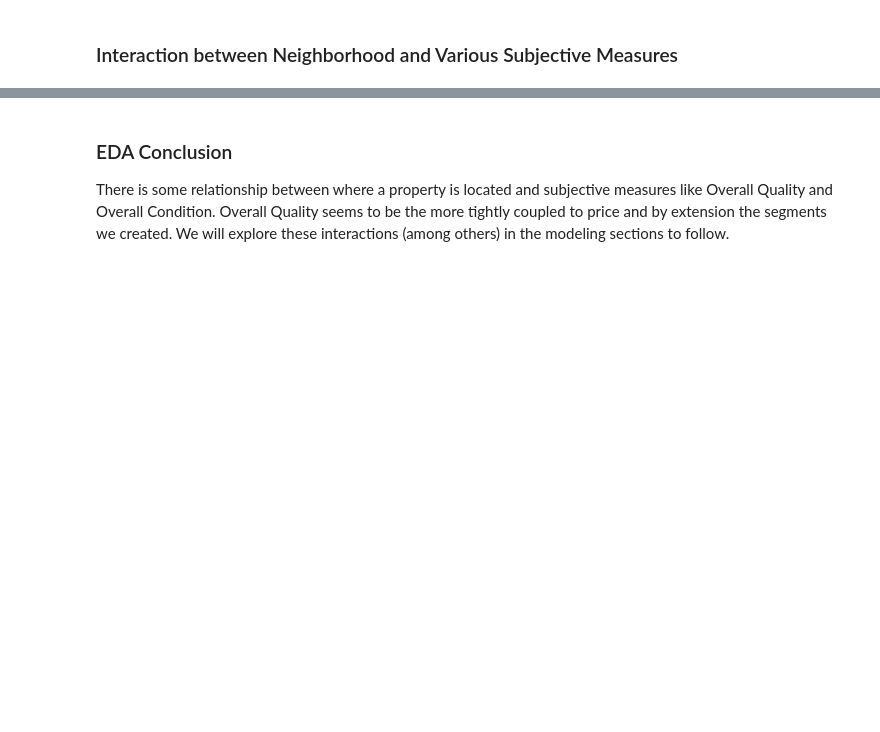
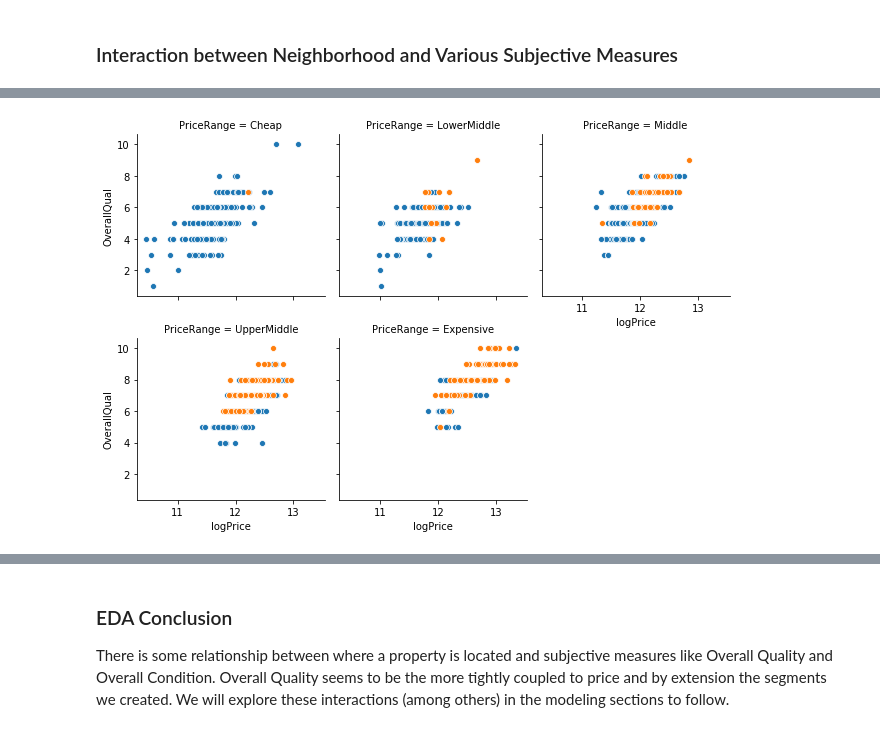
Before and after one commit to snuzbrokh/Ames-Housing, a Jupyter notebook: Sam/workbook.ipynb, the cells around one changed output, grey strips where cells are left out. Drawn from its saved outputs; the diff is of its cells as text; code cells hidden in the pictures; blank space fills up the shorter version.

```diff
--- a/Sam/workbook.ipynb
+++ b/Sam/workbook.ipynb
@@ -104,3 +121,9 @@ for axes in ax.axes.flat:
+# %%
+
+cond_plot = sns.FacetGrid(data=train, col='PriceRange', hue='IsNew', col_wrap=3)
+cond_plot.map(sns.scatterplot, 'logPrice', 'OverallQual');
+# %% [output]
+[figure, added]
 # %%
 from IPython.display import HTML, display
 display(HTML("<table><tr><td><img src='./Linear Model/nC.png'></td><td><img src='./Linear Model/nC_test.png'></td></tr></table>"))
```
Also changed, not shown: parts of 24 cells of this notebook, 2 other files.
